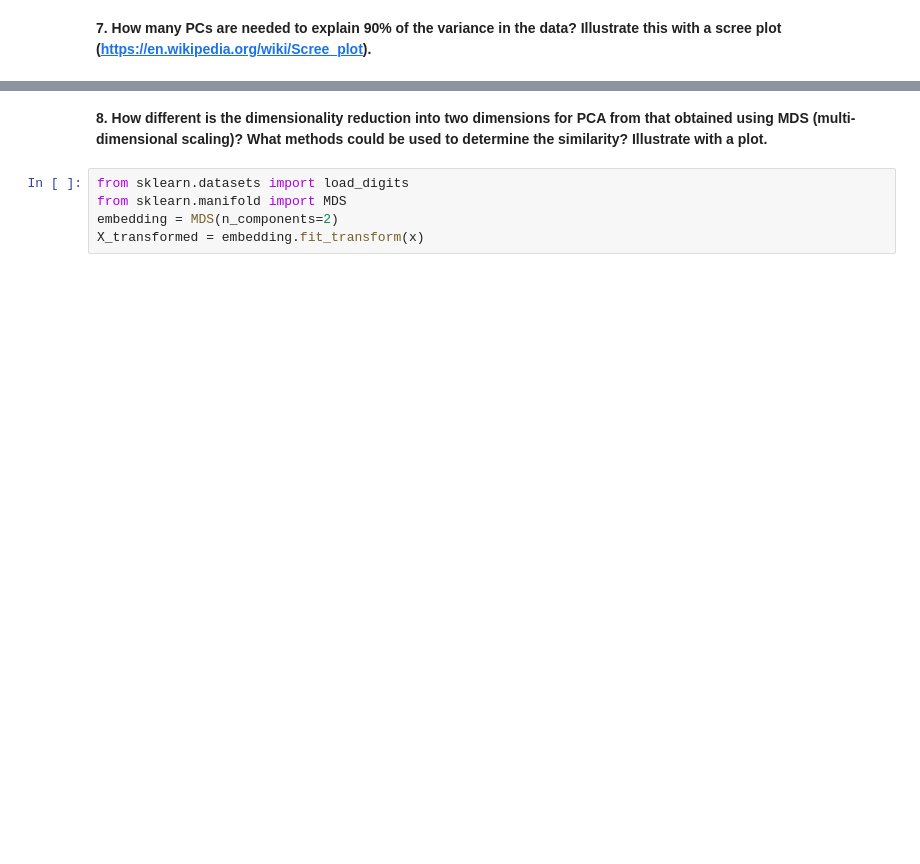
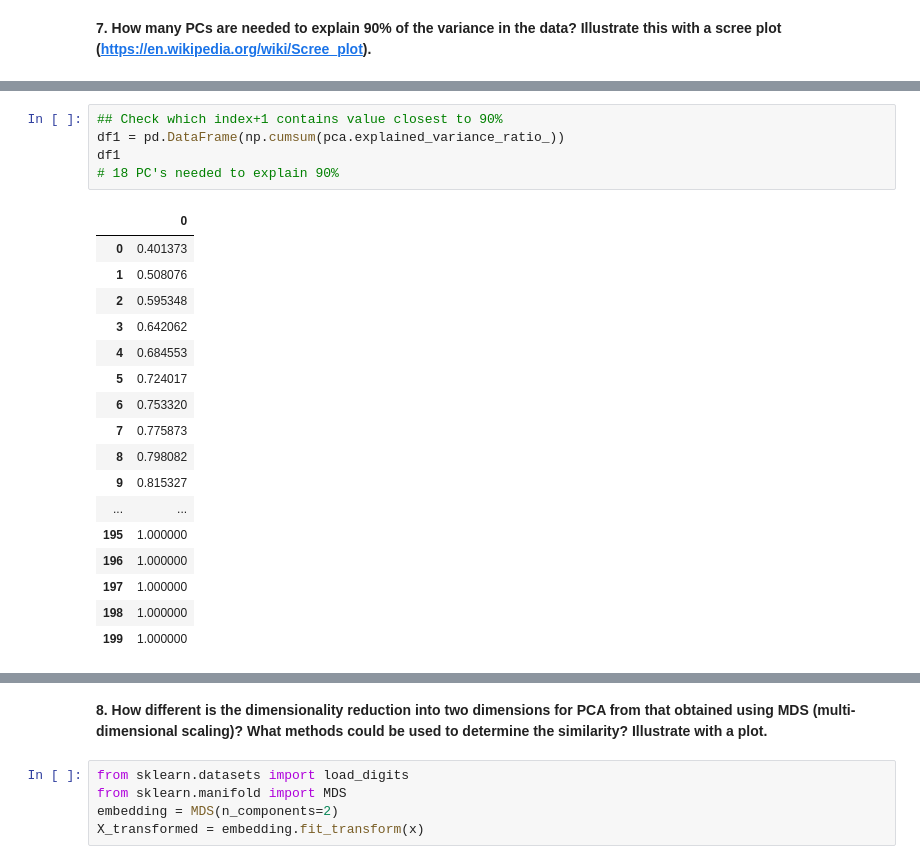
Before and after one commit to Fudenberg-Research-Group/qbio577_fall2022, a Jupyter notebook: encode-bigwig-eda.ipynb, the cells around one changed output, grey strips where cells are left out. Cells and saved outputs as stored; diff of their text form; blank space fills up the shorter version.

```diff
--- a/encode-bigwig-eda.ipynb
+++ b/encode-bigwig-eda.ipynb
@@ -411,0 +430,23 @@ Text(0, 0.5, 'ENCFF230YBR')
+# %%
+## Check which index+1 contains value closest to 90%
+df1 = pd.DataFrame(np.cumsum(pca.explained_variance_ratio_))
+df1
+# 18 PC's needed to explain 90%
+# %% [output]
+|  | 0 |
+| 0 | 0.401373 |
+| 1 | 0.508076 |
+| 2 | 0.595348 |
+| 3 | 0.642062 |
+| 4 | 0.684553 |
+| 5 | 0.724017 |
+| 6 | 0.753320 |
+| 7 | 0.775873 |
+| 8 | 0.798082 |
+| 9 | 0.815327 |
+| ... | ... |
+| 195 | 1.000000 |
+| 196 | 1.000000 |
+| 197 | 1.000000 |
+| 198 | 1.000000 |
+| 199 | 1.000000 |
```
Also changed, not shown: parts of 32 cells of this notebook.
